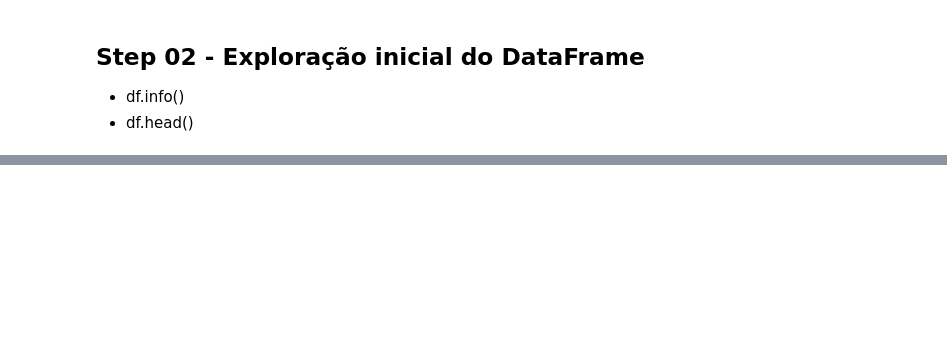
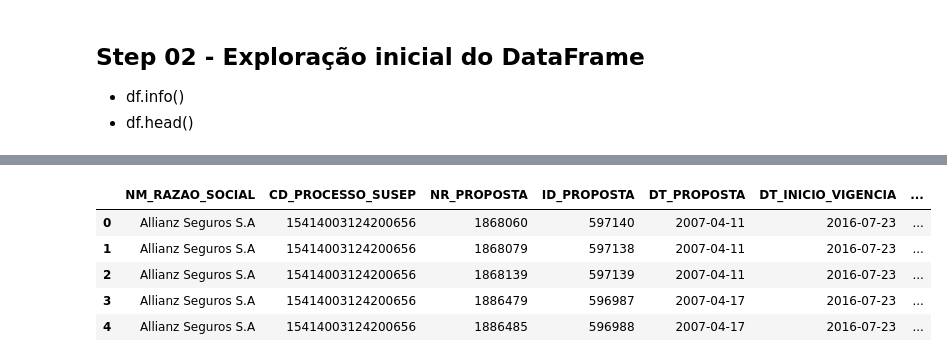
Before and after one commit to PortalDosDados/analise_seguro_rural, a Jupyter notebook: notebook.ipynb, the cells around one changed output, grey strips where cells are left out. Cells and saved outputs as stored; diff of their text form; code cells hidden in the pictures; blank space fills up the shorter version.

```diff
--- a/notebook.ipynb
+++ b/notebook.ipynb
@@ -170,0 +119,25 @@ df_clean
+# %%
+# Altera o tipo de dados das colunas para datatime
+
+cols = [
+    'DT_PROPOSTA',
+    'DT_INICIO_VIGENCIA',
+    'DT_FIM_VIGENCIA'
+]
+
+# Converte para datetime, interpretando formato brasileiro
+df[cols] = df[cols].apply(lambda x: pd.to_datetime(x, dayfirst=True))
+
+# Extrai apenas a parte da data
+df[cols] = df[cols].apply(lambda x: x.dt.date) # Converte para date, removendo o tempo.
+
+
+# Verifica os tipos de dados após a alteração
+df.head()
+# %% [output]
+|  | NM_RAZAO_SOCIAL | CD_PROCESSO_SUSEP | NR_PROPOSTA | ID_PROPOSTA | DT_PROPOSTA | DT_INICIO_VIGENCIA | ... |
+| 0 | Allianz Seguros S.A | 15414003124200656 | 1868060 | 597140 | 2007-04-11 | 2016-07-23 | ... |
+| 1 | Allianz Seguros S.A | 15414003124200656 | 1868079 | 597138 | 2007-04-11 | 2016-07-23 | ... |
+| 2 | Allianz Seguros S.A | 15414003124200656 | 1868139 | 597139 | 2007-04-11 | 2016-07-23 | ... |
+| 3 | Allianz Seguros S.A | 15414003124200656 | 1886479 | 596987 | 2007-04-17 | 2016-07-23 | ... |
+| 4 | Allianz Seguros S.A | 15414003124200656 | 1886485 | 596988 | 2007-04-17 | 2016-07-23 | ... |
```
Also changed, not shown: parts of 12 cells of this notebook.
